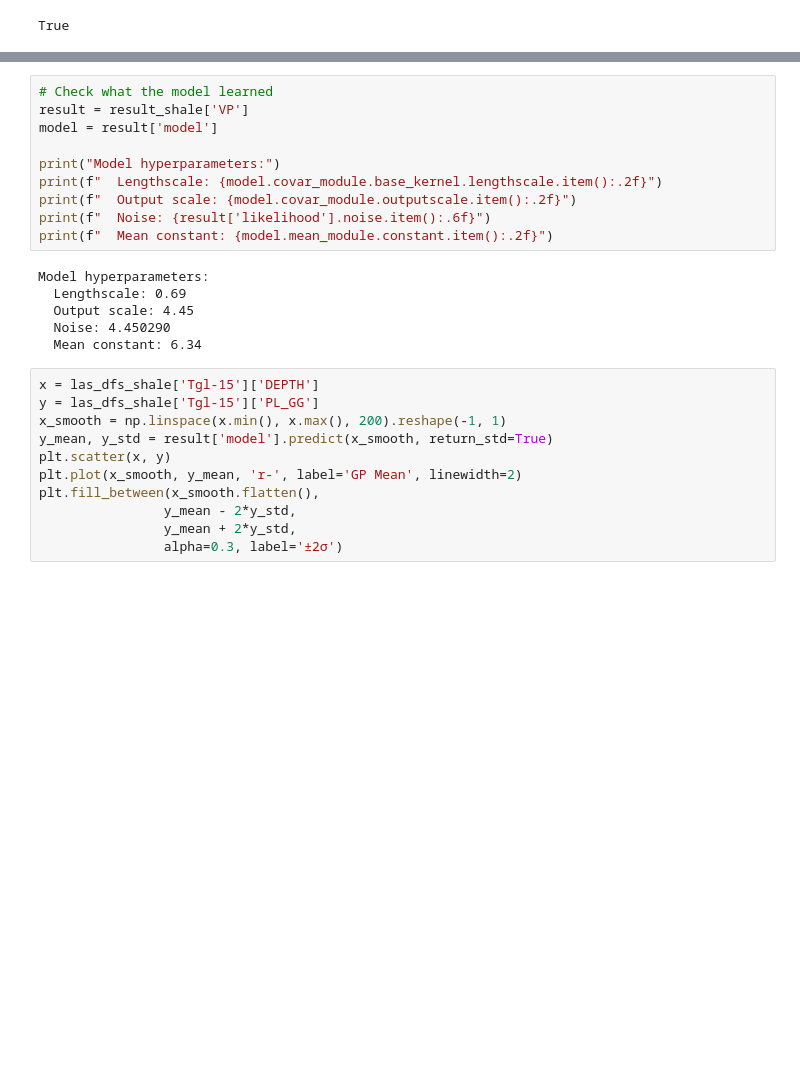
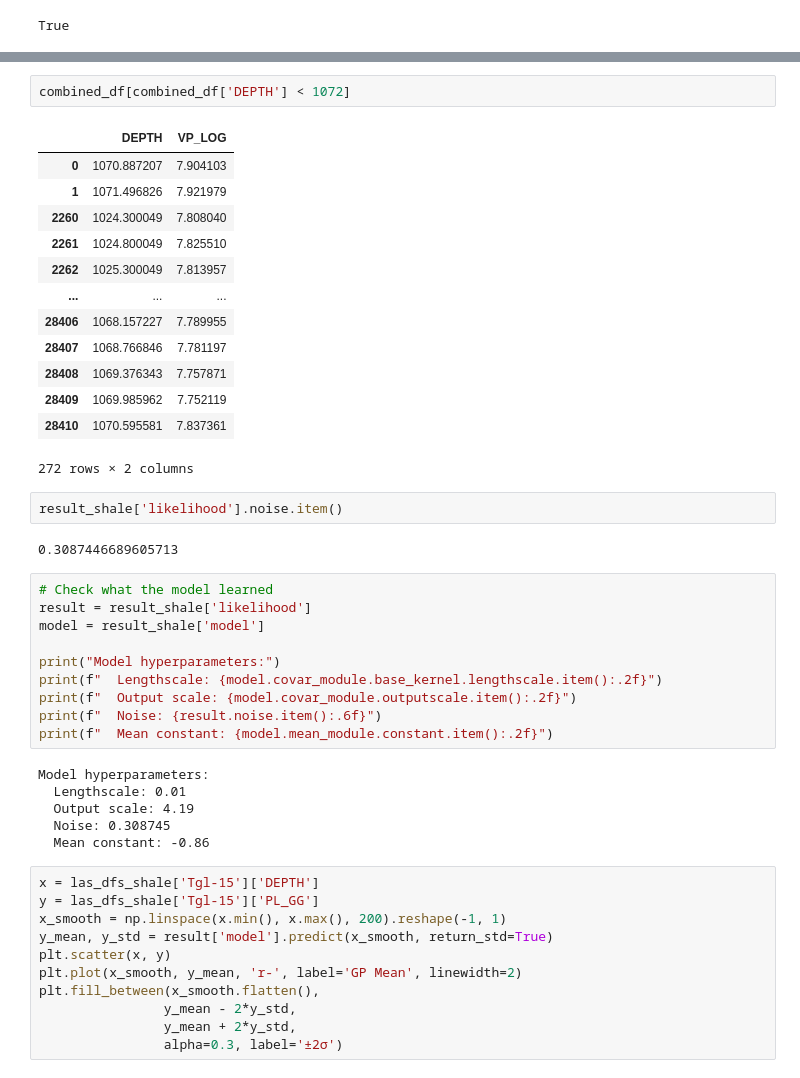
Before and after one commit to spaceswimmer/nnseismic, a Jupyter notebook: src/get-rockphysics-tagilsk.ipynb, the cells around one changed output, grey strips where cells are left out. Saved outputs shown, nothing was run; the diff lists cells and outputs as text; blank space fills up the shorter version.

```diff
--- a/src/get-rockphysics-tagilsk.ipynb
+++ b/src/get-rockphysics-tagilsk.ipynb
@@ -257,19 +174,39 @@ plt.show()
+# %%
+combined_df[combined_df['DEPTH'] < 1072]
+# %% [output]
+|  | DEPTH | VP_LOG |
+| 0 | 1070.887207 | 7.904103 |
+| 1 | 1071.496826 | 7.921979 |
+| 2260 | 1024.300049 | 7.808040 |
+| 2261 | 1024.800049 | 7.825510 |
+| 2262 | 1025.300049 | 7.813957 |
+| ... | ... | ... |
+| 28406 | 1068.157227 | 7.789955 |
+| 28407 | 1068.766846 | 7.781197 |
+| 28408 | 1069.376343 | 7.757871 |
+| 28409 | 1069.985962 | 7.752119 |
+| 28410 | 1070.595581 | 7.837361 |
+272 rows × 2 columns
+# %%
+result_shale['likelihood'].noise.item()
+# %% [output]
+0.3087446689605713
 # %%
 # Check what the model learned
-result = result_shale['VP']
-model = result['model']
+result = result_shale['likelihood']
+model = result_shale['model']
 
 print("Model hyperparameters:")
 print(f"  Lengthscale: {model.covar_module.base_kernel.lengthscale.item():.2f}")
 print(f"  Output scale: {model.covar_module.outputscale.item():.2f}")
-print(f"  Noise: {result['likelihood'].noise.item():.6f}")
+print(f"  Noise: {result.noise.item():.6f}")
 print(f"  Mean constant: {model.mean_module.constant.item():.2f}")
 # %% [output]
 Model hyperparameters:
-  Lengthscale: 0.69
-  Output scale: 4.45
-  Noise: 4.450290
-  Mean constant: 6.34
+  Lengthscale: 0.01
+  Output scale: 4.19
+  Noise: 0.308745
+  Mean constant: -0.86
 # %%
 x = las_dfs_shale['Tgl-15']['DEPTH']
 y = las_dfs_shale['Tgl-15']['PL_GG']
```
Also changed, not shown: parts of 13 cells of this notebook, 6 other files.
